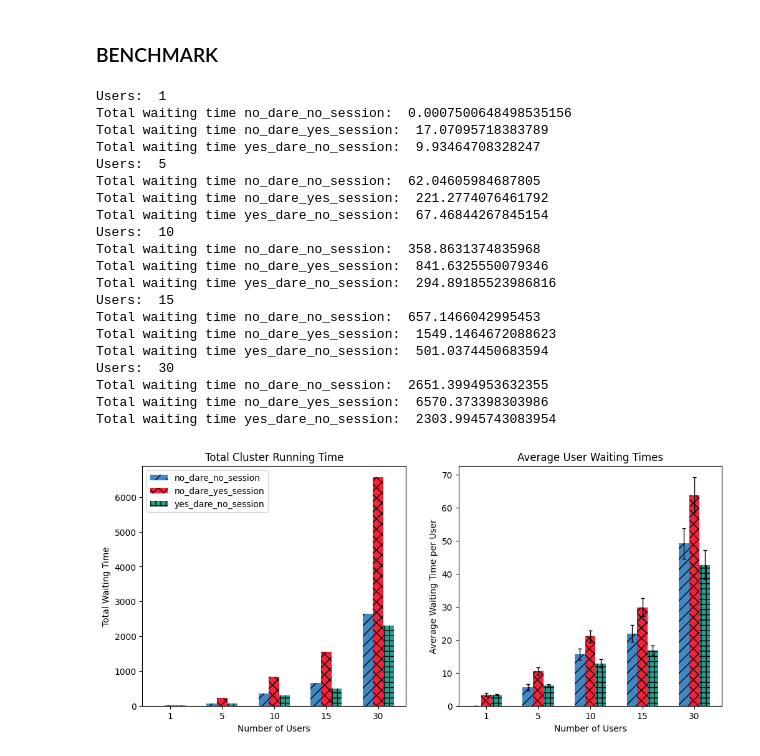
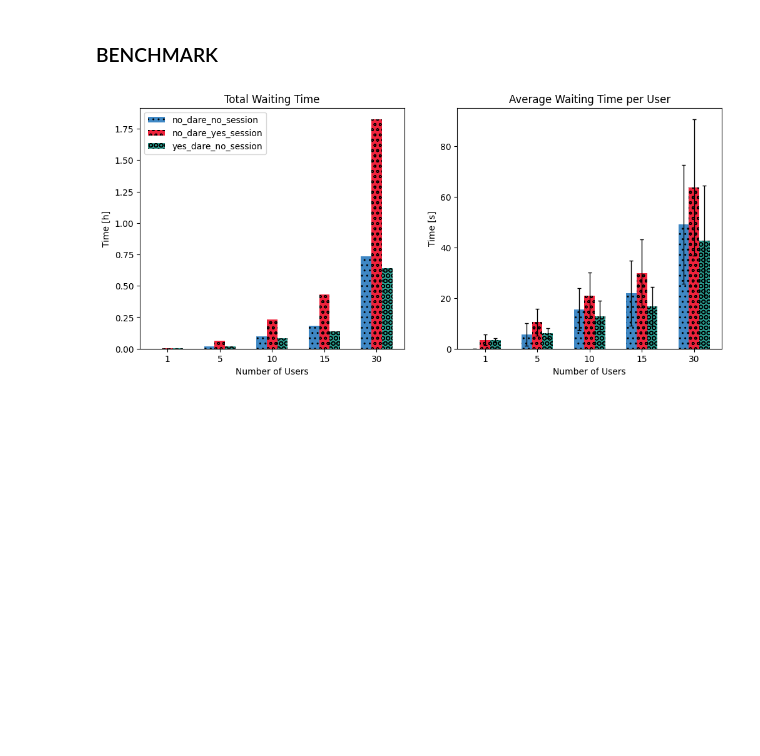
Before and after one commit to MatteoMendula/DARE-ML, a Jupyter notebook: plots/plots.ipynb, the cells around one changed output. Cells and saved outputs as stored; diff of their text form; code cells hidden in the pictures; blank space fills up the shorter version.

Commit message:
final plots

```diff
--- a/plots/plots.ipynb
+++ b/plots/plots.ipynb
@@ -60,5 +46,8 @@ GPU 7 Tasks: 4, Total Training Time: 21.28146627837759, Unique Users: 4
 # %% [markdown]
 ### BENCHMARK
+# %%
+colors = [ "#3f88c5", "#ef233c", "#2a9d8f", "#2a9d8f", "#f4a261", "#264653"]
+hatch = ['..', 'oo', 'OO', '-', '|', 'o']
 # %%
 number_of_user = [1, 5, 10, 15, 30]
 
@@ -68,7 +57,8 @@ n_clusters = len(number_of_user)
 bar_width = 0.2
 x = np.arange(n_clusters)
 
-titles = ['Total Cluster Running Time', 'Average User Waiting Times']
+titles = ['Total Waiting Time', 'Average Waiting Time per User']
+classes = ['no_dare_no_session', 'no_dare_yes_session', 'yes_dare_no_session']
 
 # Create figure and subplots
 fig, axes = plt.subplots(1, 2, figsize=(12, 5))
@@ -85,8 +75,8 @@ std_per_user_no_dare_no_session = []
 std_per_user_no_dare_yes_session = []
 std_per_user_yes_dare_no_session = []
 
-colors = [ "#3f88c5", "#ef233c", "#2a9d8f", "#2a9d8f", "#f4a261", "#264653"]
-hatch = ['//', 'xx', '++', '-', '|', 'o']
+energy_total_no_dare_no_session = []
+energy_total_no_dare_yes_session = []
 
 for n_users in number_of_user:
     # Load task records from the CSV file
@@ -98,78 +88,52 @@ for n_users in number_of_user:
     task_records_no_dare_yes_session = load_task_records(file_path_no_dare_yes_session)
     task_records_yes_dare_no_session = load_task_records(file_path_yes_dare_no_session)
 
-    results_no_dare_no_session = calculate_total_waiting_time(task_records_no_dare_no_session)
-    results_no_dare_yes_session = calculate_total_waiting_time(task_records_no_dare_yes_session)
-    results_yes_dare_no_session = calculate_total_waiting_time(task_records_yes_dare_no_session)
-
-    print("Users: ", n_users)
-    print("Total waiting time no_dare_no_session: ", results_no_dare_no_session[2])
-    print("Total waiting time no_dare_yes_session: ", results_no_dare_yes_session[2])
-    print("Total waiting time yes_dare_no_session: ", results_yes_dare_no_session[2])
+    results_no_dare_no_session = [parse_seconds_to_hours(t) for t in calculate_total_waiting_time(task_records_no_dare_no_session)]
+    results_no_dare_yes_session = [parse_seconds_to_hours(t) for t in calculate_total_waiting_time(task_records_no_dare_yes_session)]
+    results_yes_dare_no_session = [parse_seconds_to_hours(t) for t in calculate_total_waiting_time(task_records_yes_dare_no_session)]
 
     totals_no_dare_no_session.append(results_no_dare_no_session[2])
     totals_no_dare_yes_session.append(results_no_dare_yes_session[2])
     totals_yes_dare_no_session.append(results_yes_dare_no_session[2])
 
-    average_per_user_no_dare_no_session.append(results_no_dare_no_session[0])
-    average_per_user_no_dare_yes_session.append(results_no_dare_yes_session[0])
-    average_per_user_yes_dare_no_session.append(results_yes_dare_no_session[0])
+    average_per_user_no_dare_no_session.append(np.array(results_no_dare_no_session[0]) * 3600)
+    average_per_user_no_dare_yes_session.append(np.array(results_no_dare_yes_session[0]) * 3600)
+    average_per_user_yes_dare_no_session.append(np.array(results_yes_dare_no_session[0]) * 3600)
 
-    std_per_user_no_dare_no_session.append(results_no_dare_no_session[1])
-    std_per_user_no_dare_yes_session.append(results_no_dare_yes_session[1])
-    std_per_user_yes_dare_no_session.append(results_yes_dare_no_session[1])
+    std_per_user_no_dare_no_session.append(np.array(results_no_dare_no_session[1]) * 3600)
+    std_per_user_no_dare_yes_session.append(np.array(results_no_dare_yes_session[1]) * 3600)
+    std_per_user_yes_dare_no_session.append(np.array(results_yes_dare_no_session[1]) * 3600)
 
 totals = [totals_no_dare_no_session, totals_no_dare_yes_session, totals_yes_dare_no_session]
 average_per_user = [average_per_user_no_dare_no_session, average_per_user_no_dare_yes_session, average_per_user_yes_dare_no_session]
 std_per_user = [std_per_user_no_dare_no_session, std_per_user_no_dare_yes_session, std_per_user_yes_dare_no_session]
 
 # Create a bar chart for each subplot
 
 for i, data in enumerate(totals):
-    axes[0].bar(x + i * bar_width, data, bar_width,  label=['no_dare_no_session', 'no_dare_yes_session', 'yes_dare_no_session'][i], color=colors[i], hatch=hatch[i])
+    axes[0].bar(x + i * bar_width, data, bar_width,  label=classes[i], color=colors[i], hatch=hatch[i])
 
 for i, _ in enumerate(average_per_user):
     # axes[1].bar(x + i * bar_width, data, bar_width,  label=['no_dare_no_session', 'no_dare_yes_session', 'yes_dare_no_session'][i])
     avg = average_per_user[i]
-    std = [s / 10 for s in std_per_user[i]]
-
-    axes[1].bar(x + i * bar_width, avg, bar_width,  label=['no_dare_no_session', 'no_dare_yes_session', 'yes_dare_no_session'][i], yerr=std, error_kw=dict(lw=1, capsize=2, capthick=1, color="gray"), color=colors[i], hatch=hatch[i])
+    std = [s / 2  for s in std_per_user[i]]
+    axes[1].bar(x + i * bar_width, avg, bar_width,  label=classes[i], yerr=std, error_kw=dict(lw=1, capsize=2, capthick=1), color=colors[i], hatch=hatch[i])
 
 axes[0].set_title(titles[0])
 axes[0].set_xlabel('Number of Users')
-axes[0].set_ylabel('Total Waiting Time')
+axes[0].set_ylabel('Time [h]')
 axes[0].set_xticks(x + bar_width)
 axes[0].set_xticklabels(number_of_user)
 axes[0].legend()
 
 axes[1].set_title(titles[1])
 axes[1].set_xlabel('Number of Users')
-axes[1].set_ylabel('Average Waiting Time per User')
+axes[1].set_ylabel('Time [s]')
 axes[1].set_xticks(x + bar_width)
 axes[1].set_xticklabels(number_of_user)
 # axes[1].legend()
 
 # Show the plot
 plt.show()
 # %% [output]
-Users:  1
-Total waiting time no_dare_no_session:  0.0007500648498535156
-Total waiting time no_dare_yes_session:  17.07095718383789
-Total waiting time yes_dare_no_session:  9.93464708328247
-Users:  5
-Total waiting time no_dare_no_session:  62.04605984687805
-Total waiting time no_dare_yes_session:  221.2774076461792
-Total waiting time yes_dare_no_session:  67.46844267845154
-Users:  10
-Total waiting time no_dare_no_session:  358.8631374835968
-Total waiting time no_dare_yes_session:  841.6325550079346
-Total waiting time yes_dare_no_session:  294.89185523986816
-Users:  15
-Total waiting time no_dare_no_session:  657.1466042995453
-Total waiting time no_dare_yes_session:  1549.1464672088623
-Total waiting time yes_dare_no_session:  501.0374450683594
-Users:  30
-Total waiting time no_dare_no_session:  2651.3994953632355
-Total waiting time no_dare_yes_session:  6570.373398303986
-Total waiting time yes_dare_no_session:  2303.9945743083954
-[figure, old version]
+[figure, new version]
```
Also changed, not shown: parts of 7 cells of this notebook, 3 other files.
